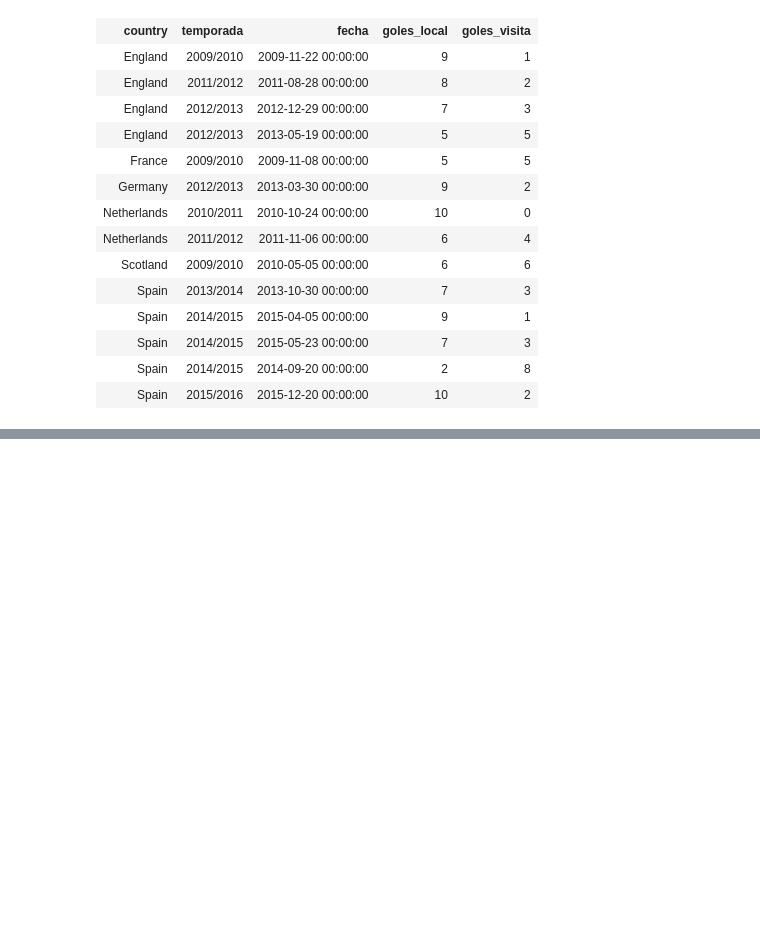
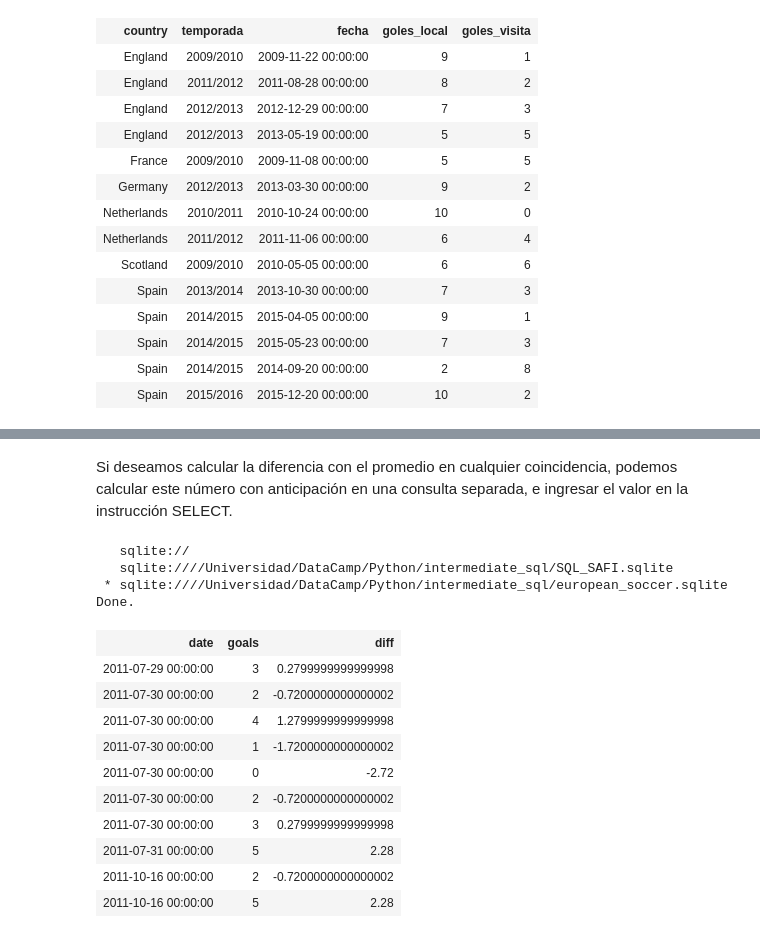
Before and after one commit to adinamarca/notebooks, a Jupyter notebook: SQL/intermediate_sql/notebook.ipynb, the cells around one changed output, grey strips where cells are left out. Saved outputs shown, nothing was run; the diff lists cells and outputs as text; code cells hidden in the pictures; blank space fills up the shorter version.

```diff
--- a/SQL/intermediate_sql/notebook.ipynb
+++ b/SQL/intermediate_sql/notebook.ipynb
@@ -1860,0 +1951,25 @@ Done.
+# %% [markdown]
+Si deseamos calcular la diferencia con el promedio en cualquier coincidencia, podemos calcular este número con anticipación en una consulta separada, e ingresar el valor en la instrucción SELECT.
+# %%
+%sql SELECT date, \
+(home_team_goal + away_team_goal) AS goals, \
+(home_team_goal + away_team_goal) - 2.72 AS diff \
+FROM match \
+WHERE season = '2011/2012' \
+LIMIT 10
+# %% [output]
+   sqlite://
+   sqlite:////Universidad/DataCamp/Python/intermediate_sql/SQL_SAFI.sqlite
+ * sqlite:////Universidad/DataCamp/Python/intermediate_sql/european_soccer.sqlite
+Done.
+| date | goals | diff |
+| 2011-07-29 00:00:00 | 3 | 0.2799999999999998 |
+| 2011-07-30 00:00:00 | 2 | -0.7200000000000002 |
+| 2011-07-30 00:00:00 | 4 | 1.2799999999999998 |
+| 2011-07-30 00:00:00 | 1 | -1.7200000000000002 |
+| 2011-07-30 00:00:00 | 0 | -2.72 |
+| 2011-07-30 00:00:00 | 2 | -0.7200000000000002 |
+| 2011-07-30 00:00:00 | 3 | 0.2799999999999998 |
+| 2011-07-31 00:00:00 | 5 | 2.28 |
+| 2011-10-16 00:00:00 | 2 | -0.7200000000000002 |
+| 2011-10-16 00:00:00 | 5 | 2.28 |
```
Also changed, not shown: parts of 21 cells of this notebook.
